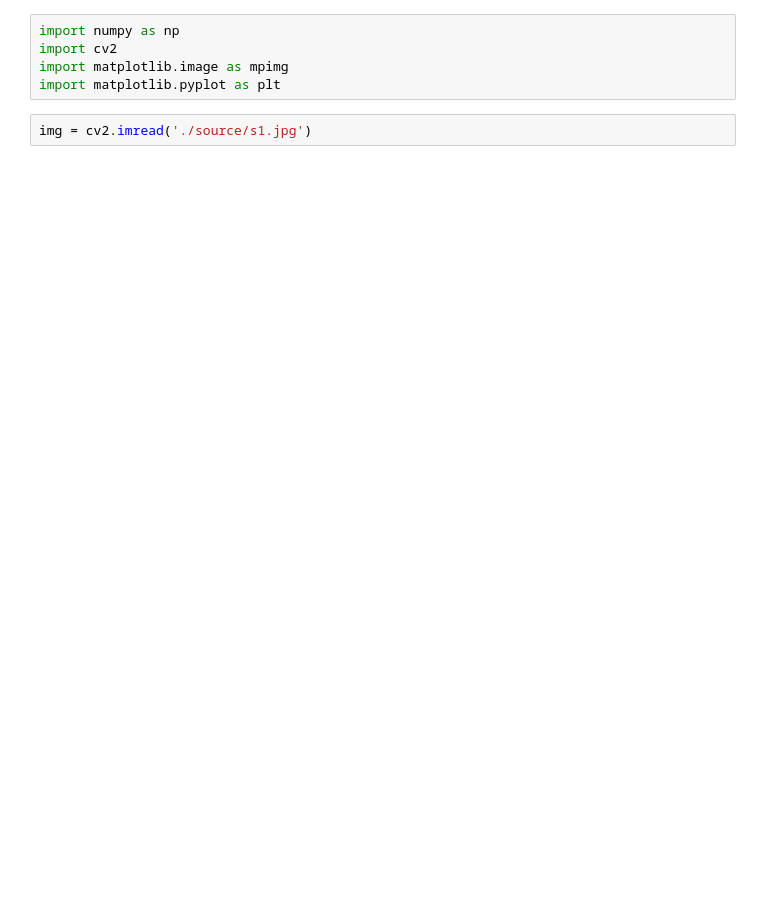
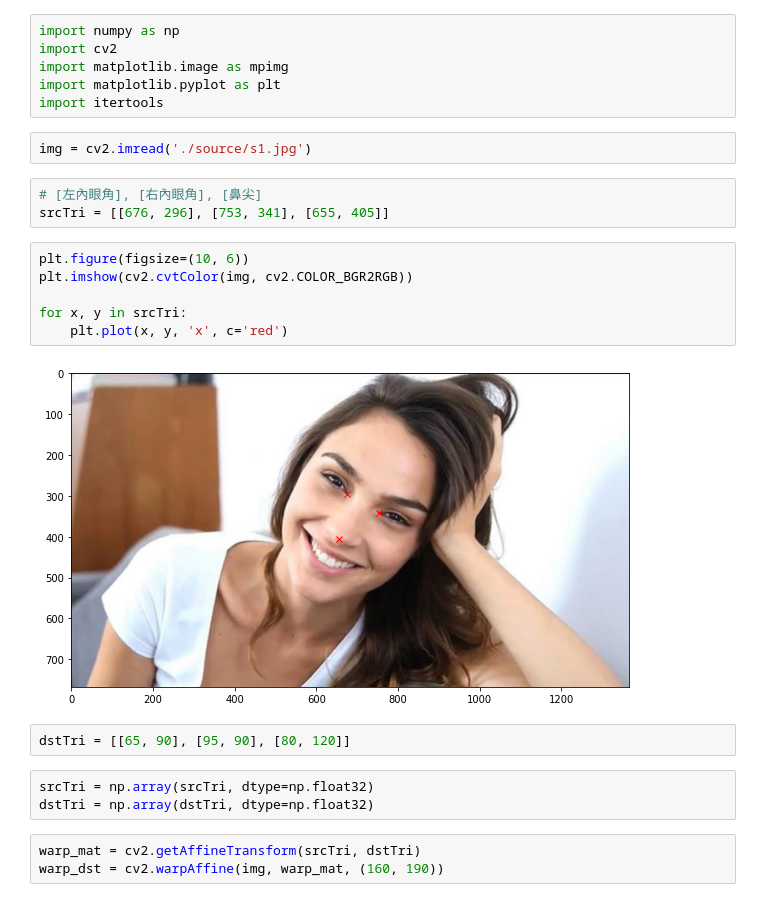
Before and after one commit to randy8642/ImageProcessing_HW2_AffineTransform, a Jupyter notebook: main.ipynb, the cells around one changed output. Drawn from its saved outputs; the diff is of its cells as text; blank space fills up the shorter version.

```diff
--- a/main.ipynb
+++ b/main.ipynb
@@ -3,5 +3,25 @@ import numpy as np
 import cv2
 import matplotlib.image as mpimg
 import matplotlib.pyplot as plt
+import itertools
 # %%
 img = cv2.imread('./source/s1.jpg')
+# %%
+# [左內眼角], [右內眼角], [鼻尖]
+srcTri = [[676, 296], [753, 341], [655, 405]]
+# %%
+plt.figure(figsize=(10, 6))
+plt.imshow(cv2.cvtColor(img, cv2.COLOR_BGR2RGB))
+
+for x, y in srcTri:
+    plt.plot(x, y, 'x', c='red')
+# %% [output]
+[figure, added]
+# %%
+dstTri = [[65, 90], [95, 90], [80, 120]]
+# %%
+srcTri = np.array(srcTri, dtype=np.float32)
+dstTri = np.array(dstTri, dtype=np.float32)
+# %%
+warp_mat = cv2.getAffineTransform(srcTri, dstTri)
+warp_dst = cv2.warpAffine(img, warp_mat, (160, 190))
```
Also changed, not shown: parts of 7 cells of this notebook, 1 other file.
